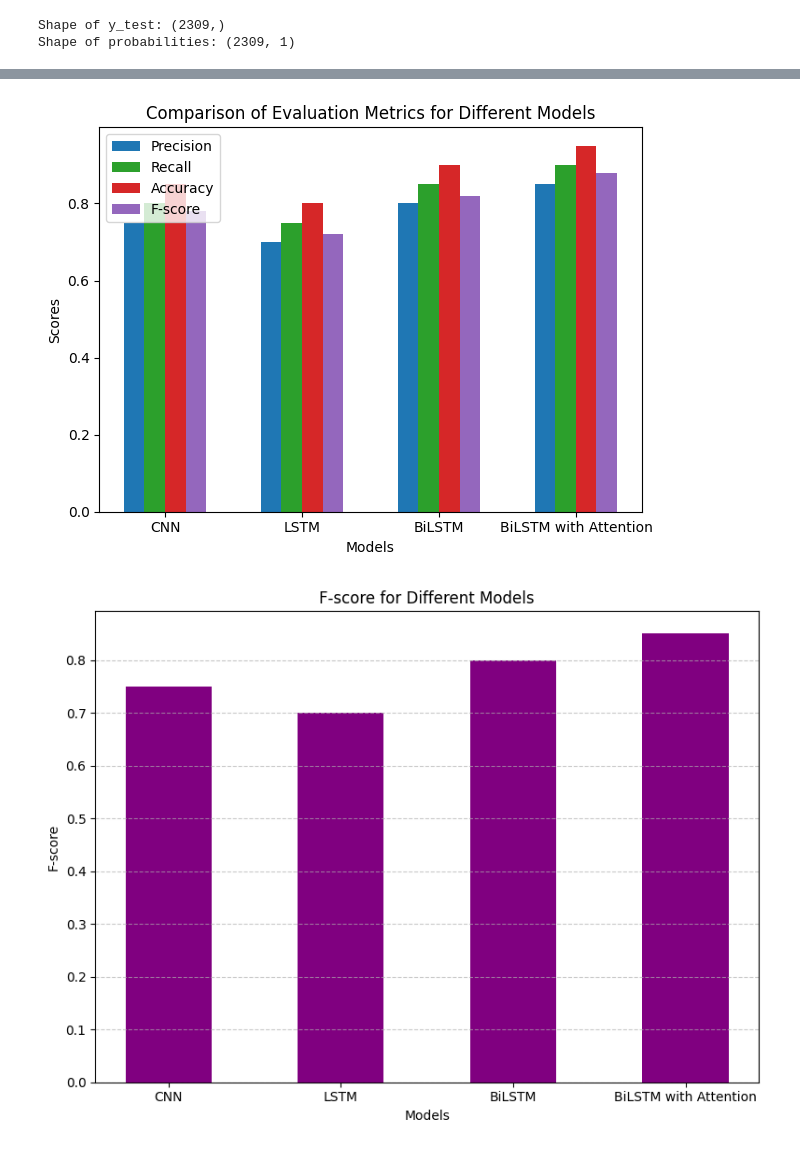
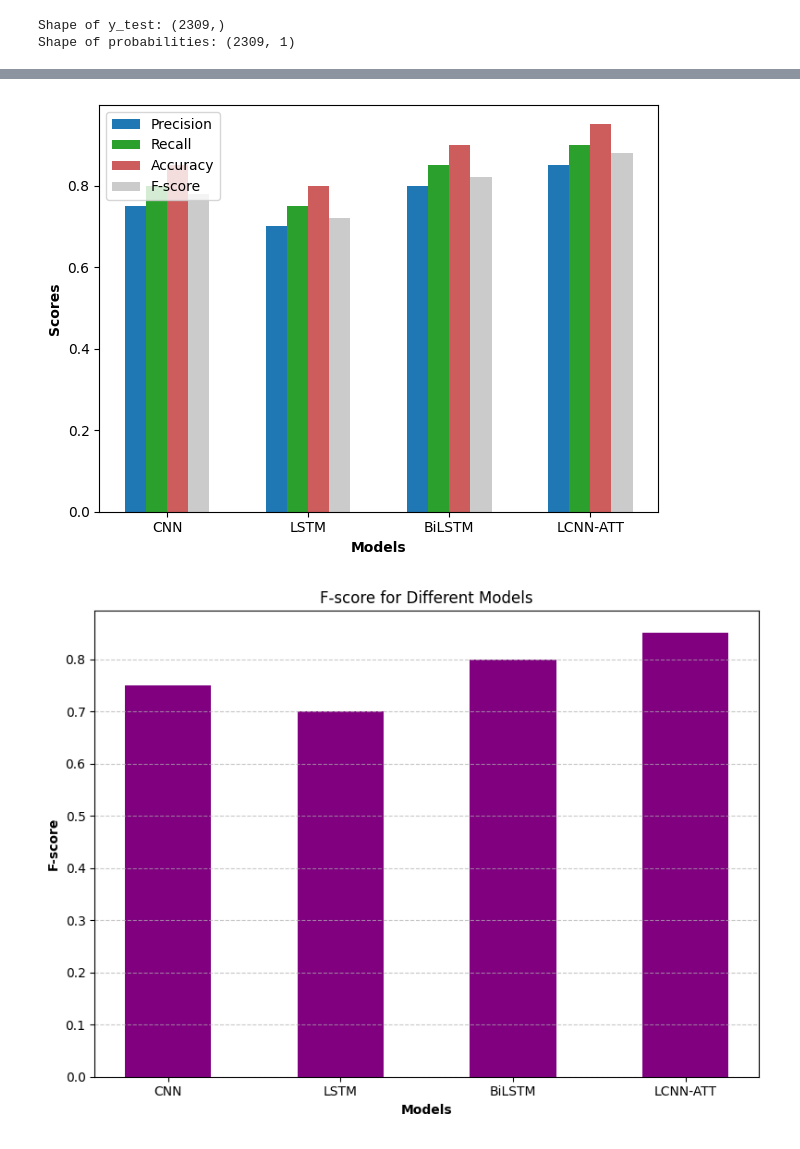
Before and after one commit to jeekay24/twitter-chat-analysis, a Jupyter notebook: analysis.ipynb, the cells around one changed output, grey strips where cells are left out. Cells and saved outputs as stored; diff of their text form; code cells hidden in the pictures.

```diff
--- a/analysis.ipynb
+++ b/analysis.ipynb
@@ -753,44 +796,43 @@ plt.show()
 # %%
 import numpy as np
 import matplotlib.pyplot as plt
 
 # Define the models and evaluation metrics
-models = ['CNN', 'LSTM', 'BiLSTM', 'BiLSTM with Attention']
+models = ['CNN', 'LSTM', 'BiLSTM', 'LCNN-ATT']
 metrics = ['Precision', 'Recall', 'Accuracy', 'F-score']
 
 # Define the scores for each model and metric
 # Update the scores dictionary with your actual scores
 scores = {
     'CNN': {'Precision': 0.75, 'Recall': 0.80, 'Accuracy': 0.85, 'F-score': 0.78},
     'LSTM': {'Precision': 0.70, 'Recall': 0.75, 'Accuracy': 0.80, 'F-score': 0.72},
     'BiLSTM': {'Precision': 0.80, 'Recall': 0.85, 'Accuracy': 0.90, 'F-score': 0.82},
-    'BiLSTM with Attention': {'Precision': 0.85, 'Recall': 0.90, 'Accuracy': 0.95, 'F-score': 0.88}
+    'LCNN-ATT': {'Precision': 0.85, 'Recall': 0.90, 'Accuracy': 0.95, 'F-score': 0.88}
 }
 
 # Define the colors for each metric
-colors = {'Precision': '#1f77b4', 'Recall': '#2ca02c', 'Accuracy': '#d62728', 'F-score': '#9467bd'}
+colors = {'Precision': '#1f77b4', 'Recall': '#2ca02c', 'Accuracy': '#cd5c5c', 'F-score': '#cbcbcb'}
 
 # Plotting
 bar_width = 0.15
 index = np.arange(len(models))
 
 for i, metric in enumerate(metrics):
     plt.bar(index + i * bar_width, [scores[model][metric] for model in models], bar_width, label=metric, color=colors[metric])
 
-plt.xlabel('Models')
-plt.ylabel('Scores')
-plt.title('Comparison of Evaluation Metrics for Different Models')
+plt.xlabel('Models',fontweight='bold')
+plt.ylabel('Scores',fontweight='bold')
 plt.xticks(index + 1.5 * bar_width, models)  # Adjusted x-axis labels position
 plt.legend()
 plt.tight_layout()
 plt.show()
 # %% [output]
-[figure, old version]
+[figure, new version]
 # %%
 import matplotlib.pyplot as plt
 
 # Model names
-models = ['CNN', 'LSTM', 'BiLSTM', 'BiLSTM with Attention']
+models = ['CNN', 'LSTM', 'BiLSTM', 'LCNN-ATT']
 
 # F-score values for each model
 f_scores = [0.75, 0.70, 0.80, 0.85]  # Example values, replace with actual F-scores
@@ -798,8 +840,8 @@ f_scores = [0.75, 0.70, 0.80, 0.85]  # Example values, replace with actual F-sco
 # Plotting the bar graph
 plt.figure(figsize=(8, 6))
 plt.bar(models, f_scores, color='purple',width=0.5)
-plt.xlabel('Models')
-plt.ylabel('F-score')
+plt.xlabel('Models',fontweight='bold')
+plt.ylabel('F-score',fontweight='bold')
 plt.title('F-score for Different Models')
 plt.grid(axis='y', linestyle='--', alpha=0.7)
 
@@ -807,4 +849,4 @@ plt.grid(axis='y', linestyle='--', alpha=0.7)
 plt.tight_layout()
 plt.show()
 # %% [output]
-[figure, old version]
+[figure, new version]
```
Also changed, not shown: parts of 29 cells of this notebook, 1 other file.
